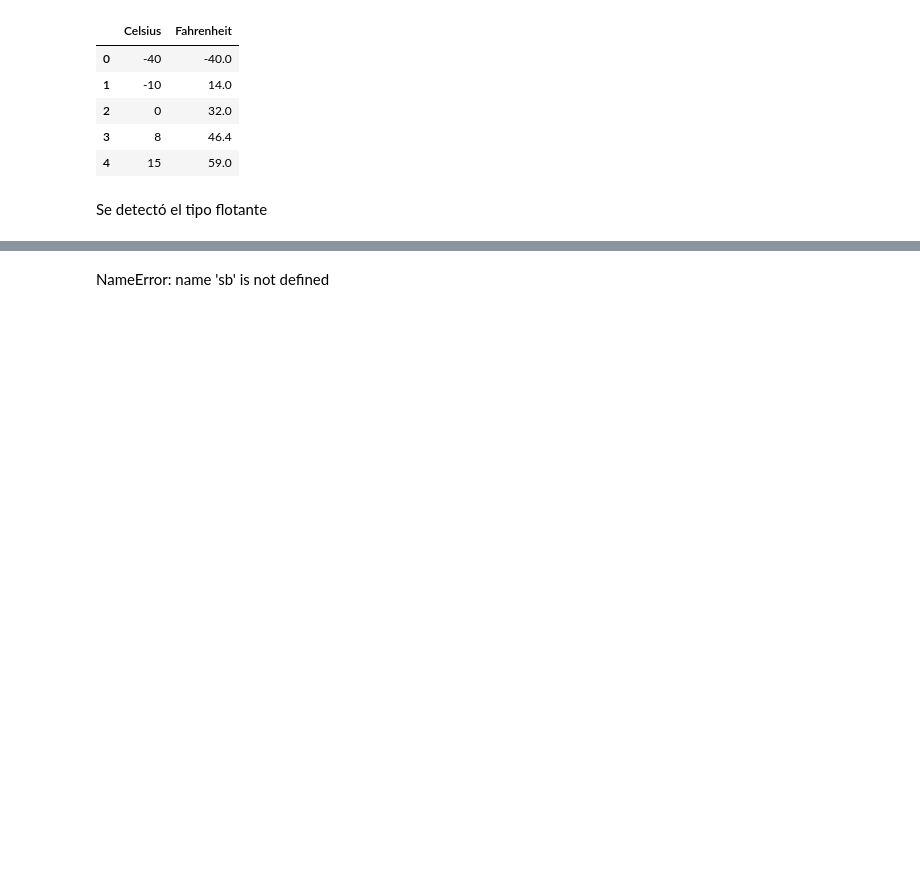
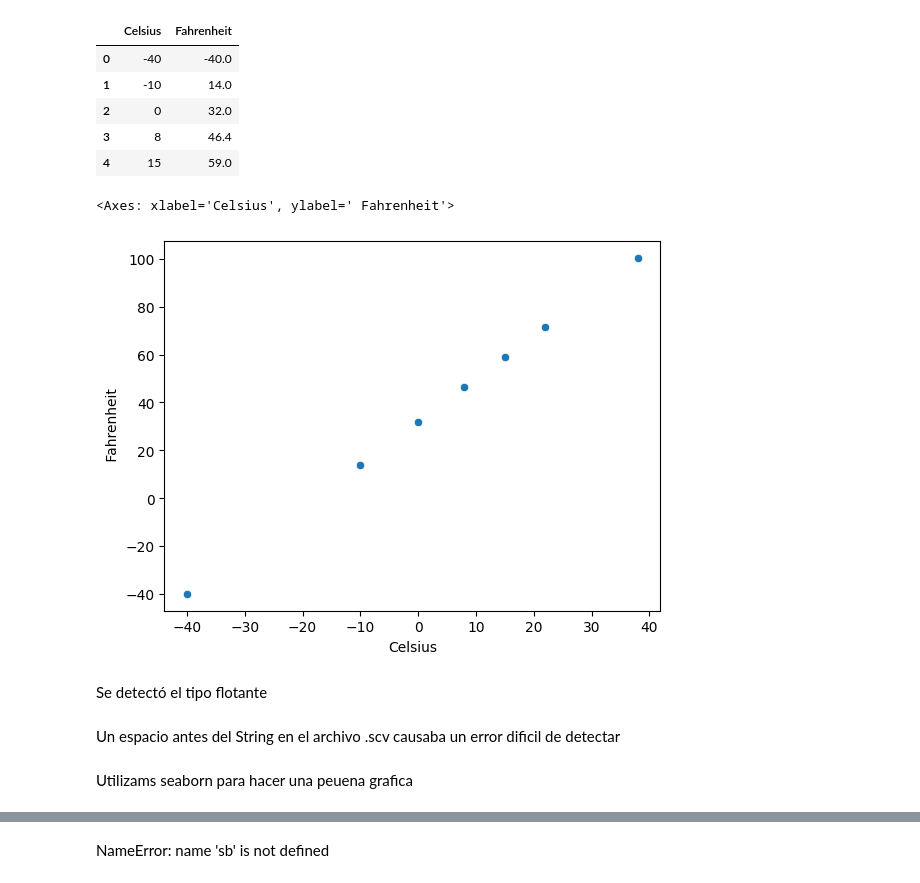
Before and after one commit to AlirioJF/Python-tutorials-iPad-, a Jupyter notebook: Primer_modelo.ipynb, the cells around one changed output, grey strips where cells are left out. Saved outputs shown, nothing was run; the diff lists cells and outputs as text; code cells hidden in the pictures; blank space fills up the shorter version.

```diff
--- a/Primer_modelo.ipynb
+++ b/Primer_modelo.ipynb
@@ -103,7 +105,17 @@ Temperaturas.head()
 | 2 | 0 | 32.0 |
 | 3 | 8 | 46.4 |
 | 4 | 15 | 59.0 |
+# %%
+import seaborn as sb
+sb.scatterplot(x = "Celsius", y = " Fahrenheit", data = Temperaturas)
+# %% [output]
+<Axes: xlabel='Celsius', ylabel=' Fahrenheit'>
+[figure, added]
 # %% [markdown]
 Se detectó el tipo flotante
+# %% [markdown]
+Un espacio antes del String en el archivo .scv causaba un error dificil de detectar
+# %% [markdown]
+Utilizams seaborn para hacer una peuena grafica
 # %%
 import seaborn as sb
```
Also changed, not shown: parts of 23 cells of this notebook.
